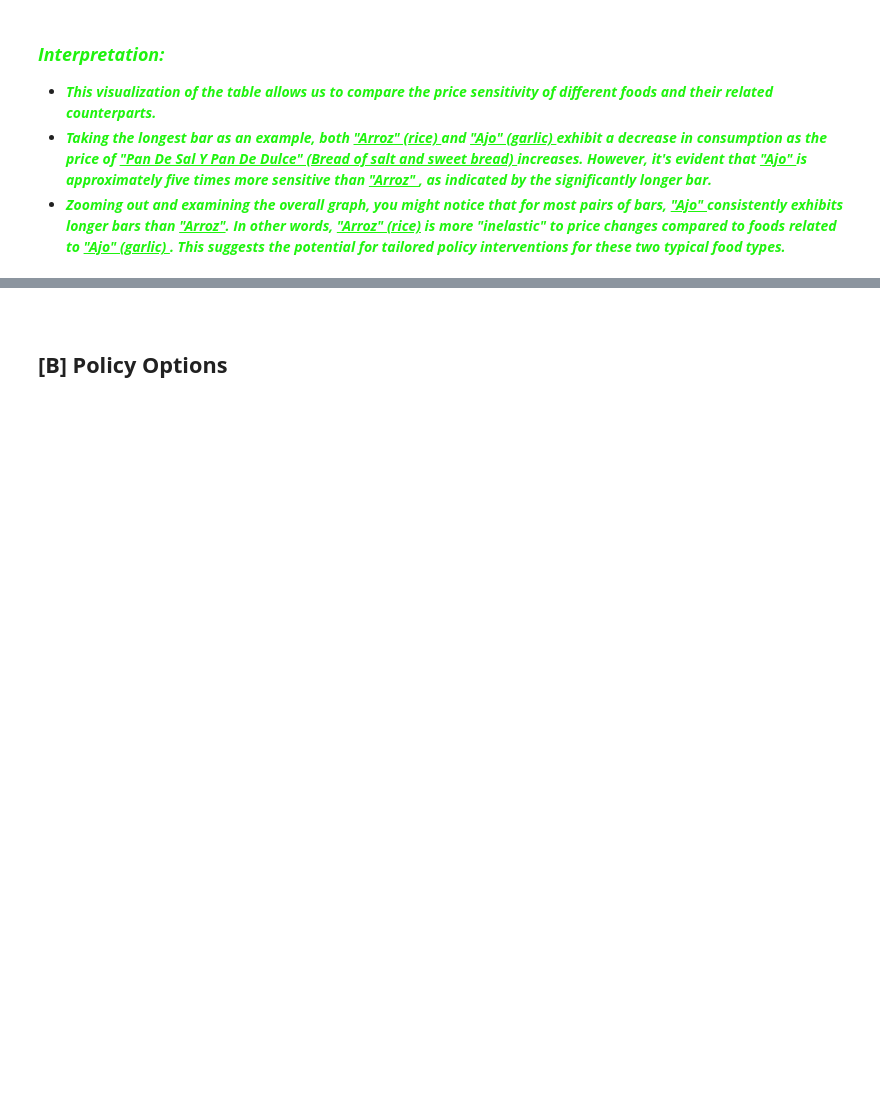
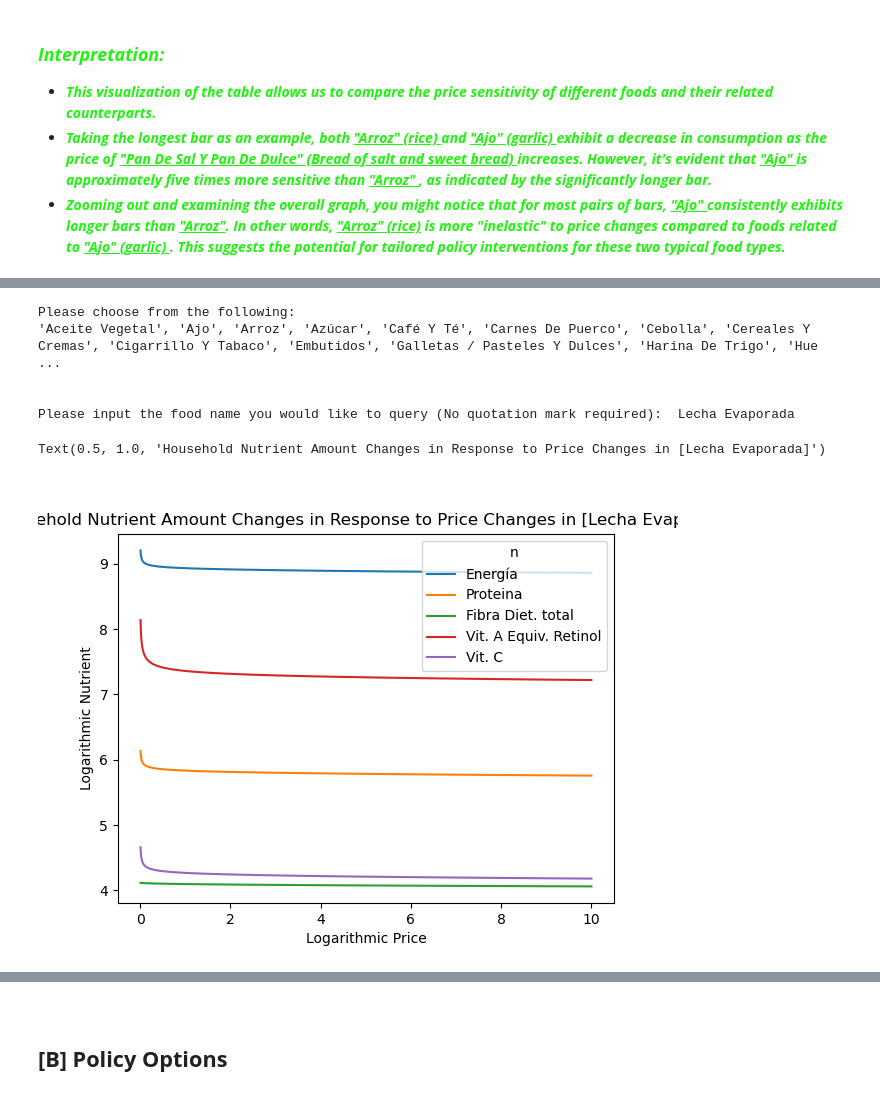
Before and after one commit to yingyinlii/team_luther_burbank_proj4, a Jupyter notebook: EEP153_project_4.ipynb, the cells around one changed output, grey strips where cells are left out. Cells and saved outputs as stored; diff of their text form; code cells hidden in the pictures; blank space fills up the shorter version.

```diff
--- a/EEP153_project_4.ipynb
+++ b/EEP153_project_4.ipynb
@@ -543,0 +663,20 @@ Please input the food you would like to visualize and compare with the first cho
+# %%
+print("Please choose from the following:\n'Aceite Vegetal', 'Ajo', 'Arroz', 'Azúcar', 'Café Y Té', 'Carnes De Puerco', 'Cebolla', 'Cereales Y Cremas', 'Cigarrillo Y Tabaco', 'Embutidos', 'Galletas / Pasteles Y Dulces', 'Harina De Trigo', 'Huevos De Gallina', 'Lecha Evaporada', 'Lentejas', 'Pan De Sal Y Pan De Dulce', 'Pastas Alimenticias', 'Pastas De Tomate', 'Pescados', 'Pollo O Gallina', 'Porotos', 'Queso (Blanco Y Amarillo)', 'Raspados Y Duros', 'Sal', 'Sardina Y Atún', 'Sodas, Refrescos Y Jugos'")
+print("\n")
+USE_GOOD = input("Please input the food name you would like to query (No quotation mark required): ")
+print("\n")
+
+scale = np.geomspace(.01,10,50)
+ndf = pd.DataFrame({s:np.log(nutrient_demand(xref/2,my_prices(pbar[USE_GOOD]*s,j=USE_GOOD)))[UseNutrients] for s in scale}).T
+ax = ndf.plot()
+ax.set_xlabel('Logarithmic Price')
+ax.set_ylabel('Logarithmic Nutrient')
+ax.set_title(f"Household Nutrient Amount Changes in Response to Price Changes in [{USE_GOOD}]")
+# %% [output]
+Please choose from the following:
+'Aceite Vegetal', 'Ajo', 'Arroz', 'Azúcar', 'Café Y Té', 'Carnes De Puerco', 'Cebolla', 'Cereales Y Cremas', 'Cigarrillo Y Tabaco', 'Embutidos', 'Galletas / Pasteles Y Dulces', 'Harina De Trigo', 'Hue ...
+
+
+Please input the food name you would like to query (No quotation mark required):  Lecha Evaporada
+Text(0.5, 1.0, 'Household Nutrient Amount Changes in Response to Price Changes in [Lecha Evaporada]')
+[figure, added]
```
Also changed, not shown: parts of 28 cells of this notebook.
